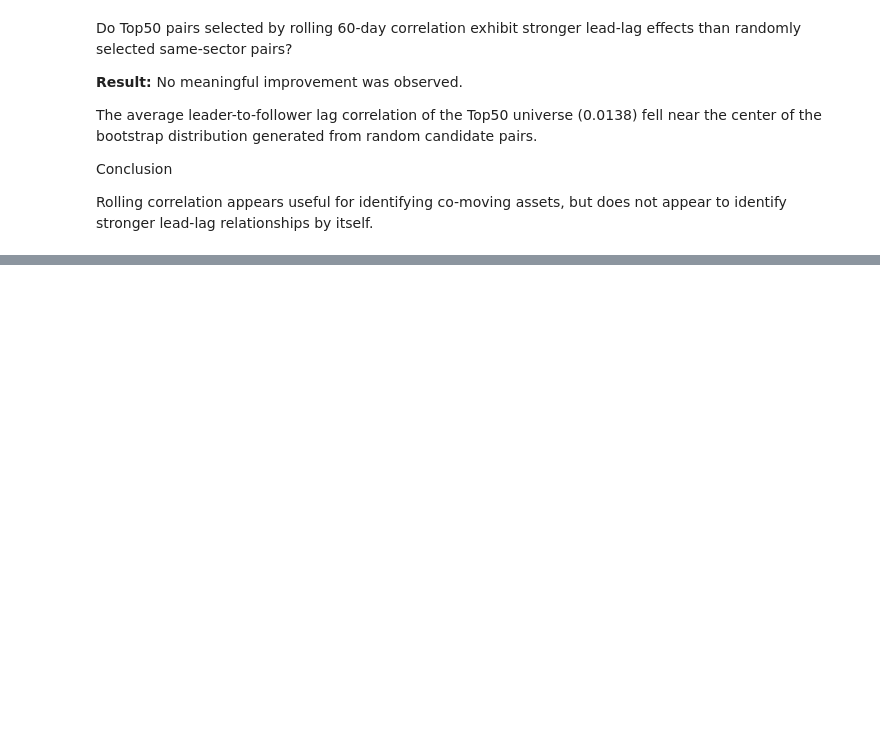
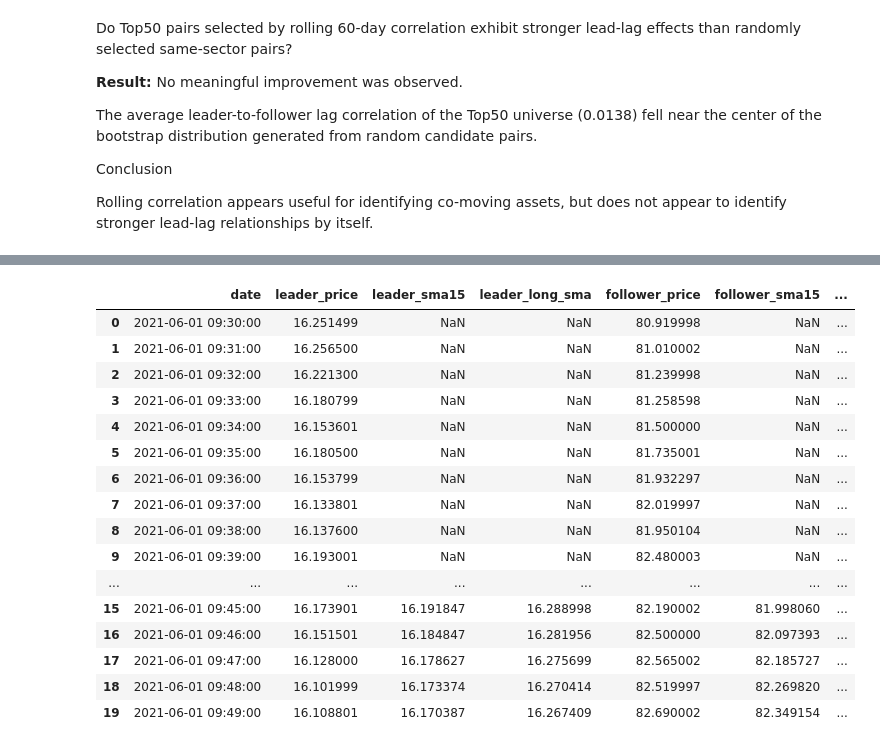
Before and after one commit to ADRIANVM117/data-science-portfolio, a Jupyter notebook: SolidBack_Quant/notebooks/01_hypothesis_validation.ipynb, the cells around one changed output, grey strips where cells are left out. Drawn from its saved outputs; the diff is of its cells as text; code cells hidden in the pictures; blank space fills up the shorter version.

```diff
--- a/SolidBack_Quant/notebooks/01_hypothesis_validation.ipynb
+++ b/SolidBack_Quant/notebooks/01_hypothesis_validation.ipynb
@@ -643,0 +761,39 @@ Rolling correlation appears useful for identifying co-moving assets, but does no
+# %%
+#  the strategy say :
+# Leader Long SMA = SMA15 × (1 + 0.006)
+# Follower Long SMA = SMA15 × (1 + 0.002)
+# Generates a signal when: leader_price > leader_long_SMA  AND follower_price < follower_long_SMA
+
+def load_pair_prices(leader, follower):
+    df_leader = pd.read_parquet(RETURNS_DIR / f"{leader}_rth_1min_returns.parquet")
+    df_follower = pd.read_parquet(RETURNS_DIR / f"{follower}_rth_1min_returns.parquet")
+    df = (df_leader[["date", "close"]].rename(columns={"close": "leader_price"}).merge(df_follower[["date", "close"]].rename(columns={"close": "follower_price"}),
+            on="date",how="inner").sort_values("date").reset_index(drop=True))
+    return df
+
+pair_df = load_pair_prices("NVDA","AMD")
+
+pair_df["leader_sma15"] = (pair_df["leader_price"].rolling(15).mean())
+pair_df["follower_sma15"] = (pair_df["follower_price"].rolling(15).mean())
+pair_df["leader_long_sma"] = (pair_df["leader_sma15"] * 1.006)
+pair_df["follower_long_sma"] = (pair_df["follower_sma15"] * 1.002)
+
+pair_df[["date","leader_price","leader_sma15","leader_long_sma","follower_price","follower_sma15","follower_long_sma"]].head(20)
+# %% [output]
+|  | date | leader_price | leader_sma15 | leader_long_sma | follower_price | follower_sma15 | ... |
+| 0 | 2021-06-01 09:30:00 | 16.251499 | NaN | NaN | 80.919998 | NaN | ... |
+| 1 | 2021-06-01 09:31:00 | 16.256500 | NaN | NaN | 81.010002 | NaN | ... |
+| 2 | 2021-06-01 09:32:00 | 16.221300 | NaN | NaN | 81.239998 | NaN | ... |
+| 3 | 2021-06-01 09:33:00 | 16.180799 | NaN | NaN | 81.258598 | NaN | ... |
+| 4 | 2021-06-01 09:34:00 | 16.153601 | NaN | NaN | 81.500000 | NaN | ... |
+| 5 | 2021-06-01 09:35:00 | 16.180500 | NaN | NaN | 81.735001 | NaN | ... |
+| 6 | 2021-06-01 09:36:00 | 16.153799 | NaN | NaN | 81.932297 | NaN | ... |
+| 7 | 2021-06-01 09:37:00 | 16.133801 | NaN | NaN | 82.019997 | NaN | ... |
+| 8 | 2021-06-01 09:38:00 | 16.137600 | NaN | NaN | 81.950104 | NaN | ... |
+| 9 | 2021-06-01 09:39:00 | 16.193001 | NaN | NaN | 82.480003 | NaN | ... |
+| ... | ... | ... | ... | ... | ... | ... | ... |
+| 15 | 2021-06-01 09:45:00 | 16.173901 | 16.191847 | 16.288998 | 82.190002 | 81.998060 | ... |
+| 16 | 2021-06-01 09:46:00 | 16.151501 | 16.184847 | 16.281956 | 82.500000 | 82.097393 | ... |
+| 17 | 2021-06-01 09:47:00 | 16.128000 | 16.178627 | 16.275699 | 82.565002 | 82.185727 | ... |
+| 18 | 2021-06-01 09:48:00 | 16.101999 | 16.173374 | 16.270414 | 82.519997 | 82.269820 | ... |
+| 19 | 2021-06-01 09:49:00 | 16.108801 | 16.170387 | 16.267409 | 82.690002 | 82.349154 | ... |
```
Also changed, not shown: parts of 7 cells of this notebook.
